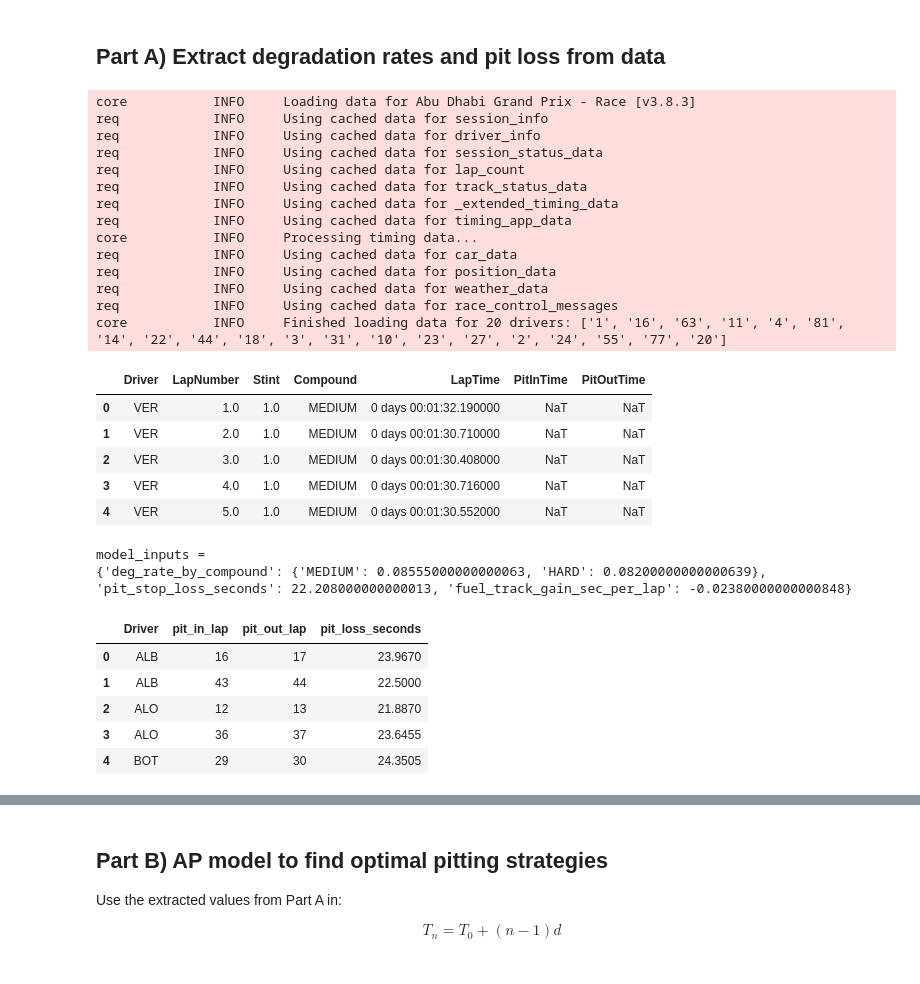
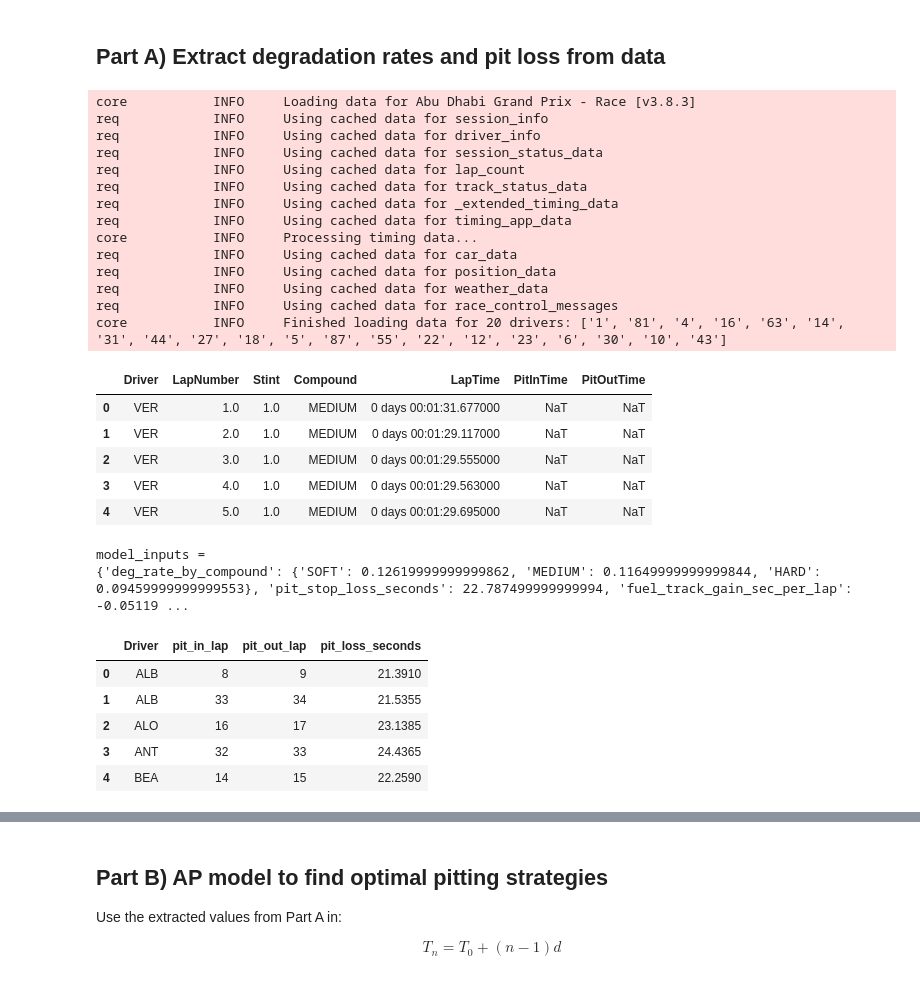
Before and after one commit to DET171/mit-2026, a Jupyter notebook: f1_tyre_degradation_all_drivers.ipynb, the cells around one changed output, grey strips where cells are left out. Drawn from its saved outputs; the diff is of its cells as text; code cells hidden in the pictures.

```diff
--- a/f1_tyre_degradation_all_drivers.ipynb
+++ b/f1_tyre_degradation_all_drivers.ipynb
@@ -25,7 +25,7 @@ fastf1.Cache.enable_cache('fastf1_cache')
 ## Part A) Extract degradation rates and pit loss from data
 # %%
 # ---------- Inputs ----------
-YEAR = 2023
+YEAR = 2025
 GRAND_PRIX = 'Abu Dhabi'
 SESSION = 'R'
 
@@ -50,33 +50,47 @@ req            INFO     Using cached data for car_data
 req            INFO     Using cached data for position_data
 req            INFO     Using cached data for weather_data
 req            INFO     Using cached data for race_control_messages
-core           INFO     Finished loading data for 20 drivers: ['1', '16', '63', '11', '4', '81', '14', '22', '44', '18', '3', '31', '10', '23', '27', '2', '24', '55', '77', '20']
+core           INFO     Finished loading data for 20 drivers: ['1', '81', '4', '16', '63', '14', '31', '44', '27', '18', '5', '87', '55', '22', '12', '23', '6', '30', '10', '43']
 |  | Driver | LapNumber | Stint | Compound | LapTime | PitInTime | PitOutTime |
-| 0 | VER | 1.0 | 1.0 | MEDIUM | 0 days 00:01:32.190000 | NaT | NaT |
-| 1 | VER | 2.0 | 1.0 | MEDIUM | 0 days 00:01:30.710000 | NaT | NaT |
-| 2 | VER | 3.0 | 1.0 | MEDIUM | 0 days 00:01:30.408000 | NaT | NaT |
-| 3 | VER | 4.0 | 1.0 | MEDIUM | 0 days 00:01:30.716000 | NaT | NaT |
-| 4 | VER | 5.0 | 1.0 | MEDIUM | 0 days 00:01:30.552000 | NaT | NaT |
+| 0 | VER | 1.0 | 1.0 | MEDIUM | 0 days 00:01:31.677000 | NaT | NaT |
+| 1 | VER | 2.0 | 1.0 | MEDIUM | 0 days 00:01:29.117000 | NaT | NaT |
+| 2 | VER | 3.0 | 1.0 | MEDIUM | 0 days 00:01:29.555000 | NaT | NaT |
+| 3 | VER | 4.0 | 1.0 | MEDIUM | 0 days 00:01:29.563000 | NaT | NaT |
+| 4 | VER | 5.0 | 1.0 | MEDIUM | 0 days 00:01:29.695000 | NaT | NaT |
 # %%
+def remove_sc_vsc_laps(laps_df):
+    laps = laps_df.copy()
+    sc_mask = pd.Series(False, index=laps.index)
+
+    # FastF1 may expose explicit flags, depending on the session and version.
+    if 'IsSafetyCar' in laps.columns:
+        sc_mask |= laps['IsSafetyCar'].fillna(False).astype(bool)
+    if 'IsVirtualSafetyCar' in laps.columns:
+        sc_mask |= laps['IsVirtualSafetyCar'].fillna(False).astype(bool)
+
+    # Fallback: TrackStatus commonly contains SC/VSC codes in FastF1 lap data.
+    if 'TrackStatus' in laps.columns:
+        track_status = laps['TrackStatus'].astype(str).str.upper()
+        sc_mask |= track_status.str.contains(r'(?:^|[^0-9])4(?:[^0-9]|$)', regex=True)
+        sc_mask |= track_status.str.contains(r'(?:^|[^0-9])6(?:[^0-9]|$)', regex=True)
+
+    return laps.loc[~sc_mask].copy()
+
+
 def prepare_nonpit_laps(laps_df, group_cols):
     laps = laps_df.copy()
     laps = laps[laps['LapTime'].notna()].copy()
     laps['CompoundU'] = laps['Compound'].str.upper()
     laps['LapTimeSec'] = laps['LapTime'].dt.total_seconds()
 
-    # Remove in/out laps for clean pace deltas
+    # Remove in/out laps and SC/VSC laps for clean pace deltas.
     laps = laps[laps['PitInTime'].isna() & laps['PitOutTime'].isna()].copy()
+    # laps = remove_sc_vsc_laps(laps)
     laps = laps.pick_quicklaps(threshold=1.07)
 
     laps = laps.sort_values(group_cols + ['LapNumber']).copy()
     laps['TyreLap'] = laps.groupby(group_cols).cumcount() + 1
     laps['LapDeltaSec'] = laps.groupby(group_cols)['LapTimeSec'].diff()
-
-		# also remove SC/VSC laps if possible, as they can bias the estimates
-    # if 'IsSafetyCar' in laps.columns:
-    #   laps = laps[~laps['IsSafetyCar']].copy()
-    # if 'IsVirtualSafetyCar' in laps.columns:
-    #   laps = laps[~laps['IsVirtualSafetyCar']].copy()
 
     return laps
 
@@ -114,7 +128,7 @@ def estimate_overall_deg_rates(nonpit_laps, compounds, fuel_track_gain):
 
     for c in compounds:
         tmp = nonpit_laps[nonpit_laps['CompoundU'] == c].copy()
-        if len(tmp) < 8:
+        if len(tmp) < 6:
             continue
 
         # Remove race trend first, then estimate tyre-age effect robustly.
@@ -240,37 +254,37 @@ PIT_STOP_LOSS_SECONDS, pit_loss_events_df = estimate_pit_loss_from_local_baselin
 
 clean_laps_by_compound = {
     c: overall_nonpit[overall_nonpit['CompoundU'] == c].copy()
     for c in deg_rate_by_compound.keys()
 }
 
 model_inputs = {
     'deg_rate_by_compound': deg_rate_by_compound,
     'pit_stop_loss_seconds': PIT_STOP_LOSS_SECONDS,
     'fuel_track_gain_sec_per_lap': fuel_track_gain_sec_per_lap
 }
 
 print('model_inputs =')
 print(model_inputs)
 display(pit_loss_events_df.head())
 
 summary_df = pd.DataFrame({
     'compound': list(deg_rate_by_compound.keys()),
     'observed_median_lap_delta_sec': [observed_delta_by_compound[c] for c in deg_rate_by_compound],
     'theil_sen_deg_sec_per_lap': [ts_deg_by_compound[c] for c in deg_rate_by_compound],
     'q70_adj_delta_sec_per_lap': [q70_deg_by_compound[c] for c in deg_rate_by_compound],
     'raw_estimated_deg_sec_per_lap': [raw_deg_by_compound[c] for c in deg_rate_by_compound],
     'strategy_deg_used_sec_per_lap': [deg_rate_by_compound[c] for c in deg_rate_by_compound],
     'decomposition_check_d_plus_gain': [deg_rate_by_compound[c] + fuel_track_gain_sec_per_lap for c in deg_rate_by_compound],
     'T0_for_partB_sec': [base_lap_by_compound[c] for c in deg_rate_by_compound]
 }).sort_values('compound')
 display(summary_df)
 # %% [output]
 model_inputs =
-{'deg_rate_by_compound': {'MEDIUM': 0.08555000000000063, 'HARD': 0.08200000000000639}, 'pit_stop_loss_seconds': 22.208000000000013, 'fuel_track_gain_sec_per_lap': -0.02380000000000848}
+{'deg_rate_by_compound': {'SOFT': 0.12619999999999862, 'MEDIUM': 0.11649999999999844, 'HARD': 0.09459999999999553}, 'pit_stop_loss_seconds': 22.787499999999994, 'fuel_track_gain_sec_per_lap': -0.05119 ...
 |  | Driver | pit_in_lap | pit_out_lap | pit_loss_seconds |
-| 0 | ALB | 16 | 17 | 23.9670 |
-| 1 | ALB | 43 | 44 | 22.5000 |
-| 2 | ALO | 12 | 13 | 21.8870 |
-| 3 | ALO | 36 | 37 | 23.6455 |
-| 4 | BOT | 29 | 30 | 24.3505 |
+| 0 | ALB | 8 | 9 | 21.3910 |
+| 1 | ALB | 33 | 34 | 21.5355 |
+| 2 | ALO | 16 | 17 | 23.1385 |
+| 3 | ANT | 32 | 33 | 24.4365 |
+| 4 | BEA | 14 | 15 | 22.2590 |
 |  | compound | observed_median_lap_delta_sec | theil_sen_deg_sec_per_lap | q70_adj_delta_sec_per_lap | raw_estimated_deg_sec_per_lap | ... |
```
Also changed, not shown: parts of 3 cells of this notebook.
